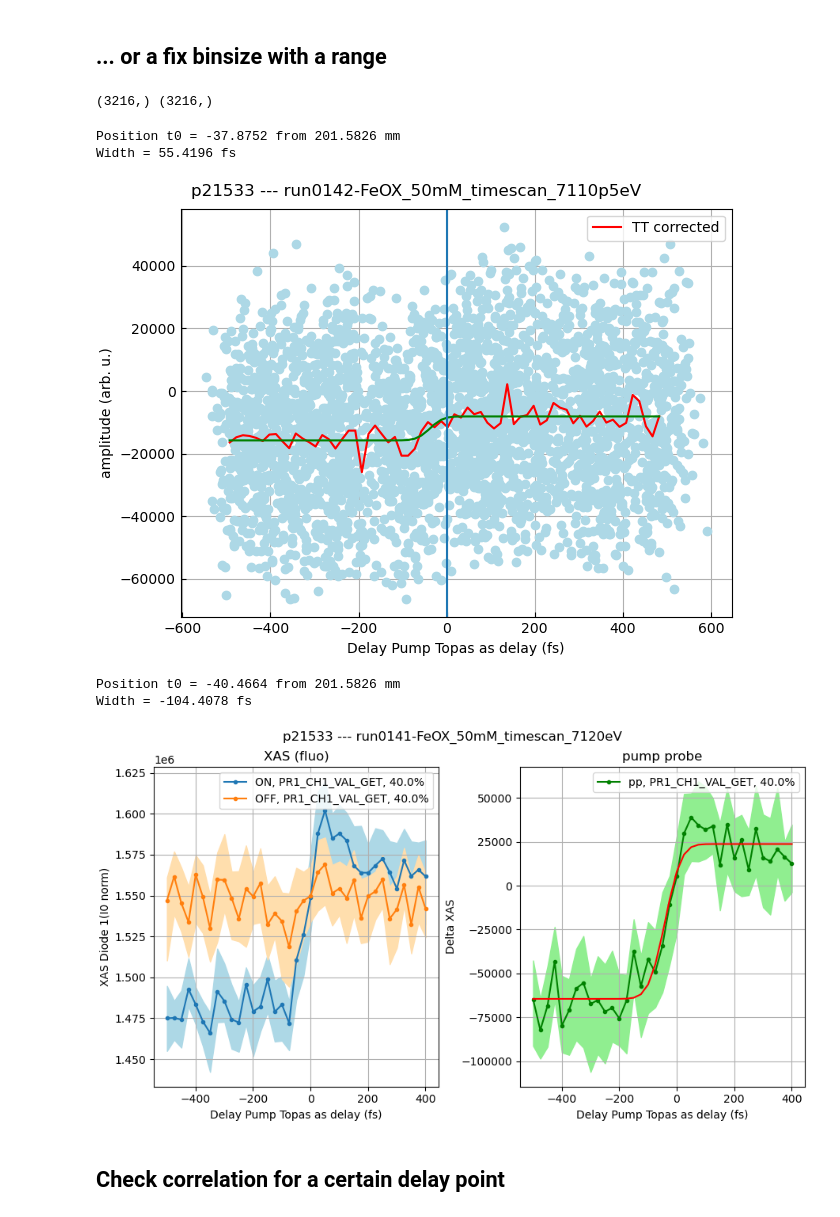
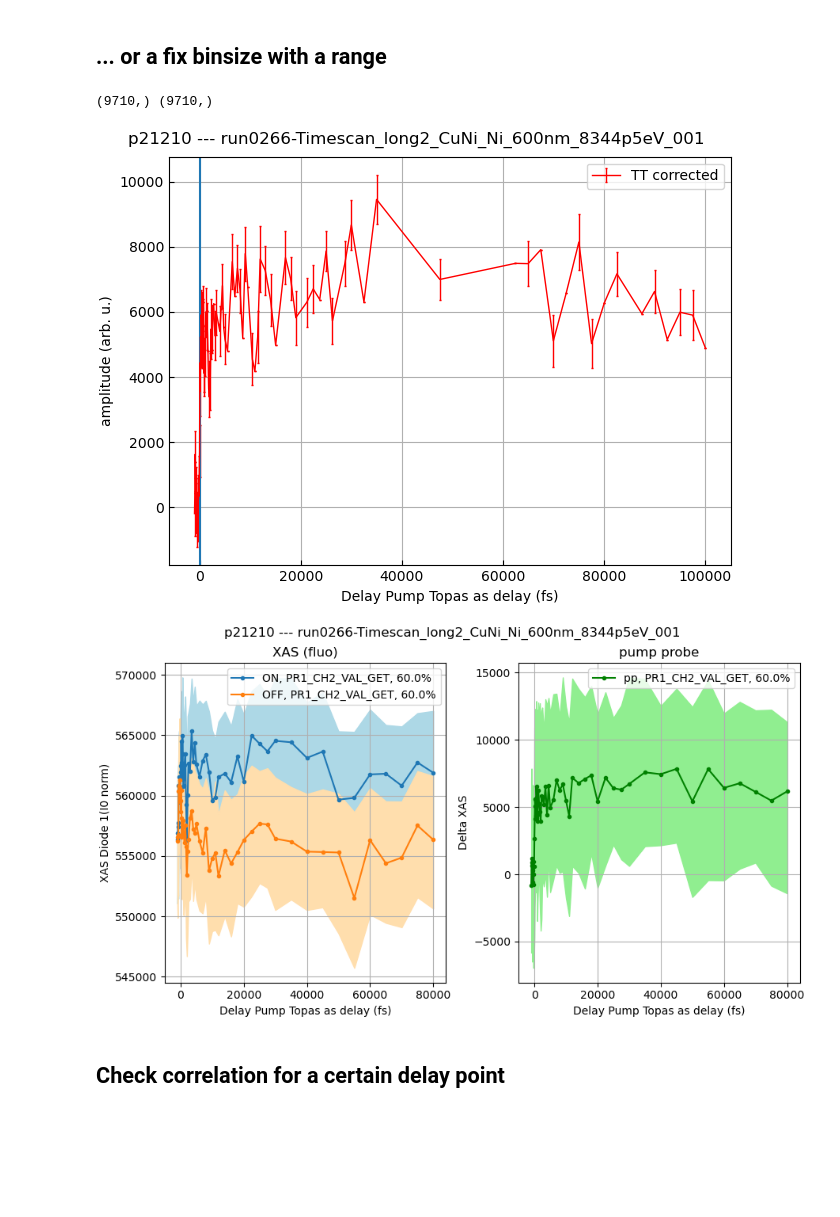
Before and after one commit to paulscherrerinstitute/alvra_beamline_scripts, a Jupyter notebook: XANES_timescans_TT.ipynb, the cells around one changed output. Cells and saved outputs as stored; diff of their text form; code cells hidden in the pictures; blank space fills up the shorter version.

```diff
--- a/XANES_timescans_TT.ipynb
+++ b/XANES_timescans_TT.ipynb
@@ -26,8 +26,8 @@ warnings.filterwarnings('ignore')
 # %% [markdown]
 # Single scan, WITH TT correction
 # %%
-pgroup='p21533'
-runnumber = 141
+pgroup='p21210'
+runnumber = 266
 
 print ('run: {:04d}'.format(runnumber))
 
@@ -131,10 +132,10 @@ Delay_fs_TT = np.copy(bin_centres)
 # %% [markdown]
 ## ... or a fix binsize with a range
 # %%
-binsize = 15 # in fs
+binsize = 10 # in fs
 
-min_delay = -500
-max_delay = 500
+min_delay = -250
+max_delay = 1000
 
 #####################################################################################################
 
@@ -153,15 +154,21 @@ if not withTT:
     binList = np.copy(Delay_fs)
     bin_centres = (binList[:-1] + binList[1:])/2
     pp_TT, binEdges, binNumber = binned_statistic(Delays_fs_scan, Pump_probe_scan, statistic='mean', bins=binList)
+    pp_std, _, _ = binned_statistic(Delays_fs_scan, Pump_probe_scan, statistic='std', bins=binList)
     Delay_fs_TT = bin_centres
     print ("Delay stepsize = {} fs".format((readbacks[-1]-readbacks[0])/len(readbacks)))
 else:
     pp_TT, binEdges, binNumber = binned_statistic(Delays_corr_scan, Pump_probe_scan, statistic='mean', bins=binList)
+    pp_std, _, _ = binned_statistic(Delays_fs_scan, Pump_probe_scan, statistic='std', bins=binList)
     #print ("Delay stepsize = {} fs".format(binsize))
+count = []
+for index in range(len(bin_centres)):
+    count.append(np.count_nonzero(binNumber == (index+1)))
+err_pp = pp_std/np.sqrt(np.array(count))
 # %% [output]
-(3216,) (3216,)
+(9710,) (9710,)
 # %%
-fitflag = True
+fitflag = False
 
 fig, ax = plt.subplots(constrained_layout=True)
 #plt.figure(constrained_layout=True)
@@ -172,9 +179,12 @@ label = scan.parameters['name'][0]
 
 plt.tick_params(direction='in')
 
-plt.plot(Delays_corr_scan, Pump_probe_scan, 'o', color='lightblue')
+#plt.plot(Delays_corr_scan, Pump_probe_scan, 'o', color='lightblue')
 # plt.plot(Delay_fs, pp_uncorrected, marker='.',label = 'raw scan, t0 = {} mm'.format(timezero_mm))
-plt.plot(Delay_fs_TT, pp_TT, color='red', label = 'TT corrected')
+# plt.plot(Delay_fs_TT, pp_TT, color='red', label = 'TT corrected')
+plt.errorbar(Delay_fs_TT, pp_TT, err_pp,
+              lw=1,color='red', markersize=0,capsize=1,capthick=1,
+                   ecolor='red',elinewidth=1,label='TT corrected')
 #plt.plot(Delay_fs_TT, pp_fit)
 
 #boxstyle = dict(boxstyle='round', facecolor='wheat', alpha=0.5)
@@ -185,39 +195,39 @@ plt.plot(Delay_fs_TT, pp_TT, color='red', label = 'TT corrected')
 
 plt.xlabel("{} ({})".format(label, units))
 plt.ylabel('amplitude (arb. u.)')
 plt.legend (loc = 'upper right')
 # plt.ylim(-0.18, 0.68)
 # plt.xlim(-800, 2200)
 
 if fitflag:
+    index = ~(np.isnan(Delay_fs_TT) | np.isnan(pp_TT))
+    Delay_fs_TT = Delay_fs_TT[index]
+    pp_TT=  pp_TT[index]
     fit = Fit(errfunc_fwhm, estimate_errfunc_parameters)
     #fit = Fit(conv_exp_gauss_heaviside2, estimate_conv_exp_gauss_heaviside2_parameters)
     fit.estimate(Delay_fs_TT, pp_TT)            # this sets some internal params
     #fit.p0 = better_p0(fit.p0, 4,100)
     fit.p0 = better_p0(fit.p0, 0, 0) # overwrite some values (index) if needed:
     fit.fit(Delay_fs_TT,pp_TT)                  # calculate the fit
     pp_fit = fit.eval(Delay_fs_TT)           # evaluate the curve for plotting
     t0_mm = fit.popt[0]
     width_fs = fit.popt[2]
     plt.plot(Delay_fs_TT, pp_fit, color='green')
     print("Position t0 = {:.4f} from {:.4f} mm".format(t0_mm, Timezero_mm))
     print("Width = {:.4f} fs".format(abs(width_fs)))
 
 plt.grid()
 plt.axvline(0)
 
 plt.show()
 
 
 #print("Position t0_raw = {} mm".format(Timezero_mm ))
 #print("Position t0_TT = {} mm".format(Timezero_mm + fs2mm(t0_fs,0)))
 # %% [output]
-Position t0 = -37.8752 from 201.5826 mm
-Width = 55.4196 fs
-[figure, old version]
+[figure, new version]
 # %%
-fitflag = True
-
+fitflag = False
 fig, (ax1, ax2) = plt.subplots(1, 2, figsize=(9, 5), constrained_layout=True)
 plt.suptitle(titlestring, fontsize = 12)
 units = scan.parameters['units'][0]
@@ -268,9 +278,7 @@ ax2.grid()
 
 plt.show()
 # %% [output]
-Position t0 = -40.4664 from 201.5826 mm
-Width = -104.4078 fs
-[figure, old version]
+[figure, new version]
 # %% [markdown]
 ## Check correlation for a certain delay point
 # %%
```
Also changed, not shown: parts of 8 cells of this notebook, 1 other file.
